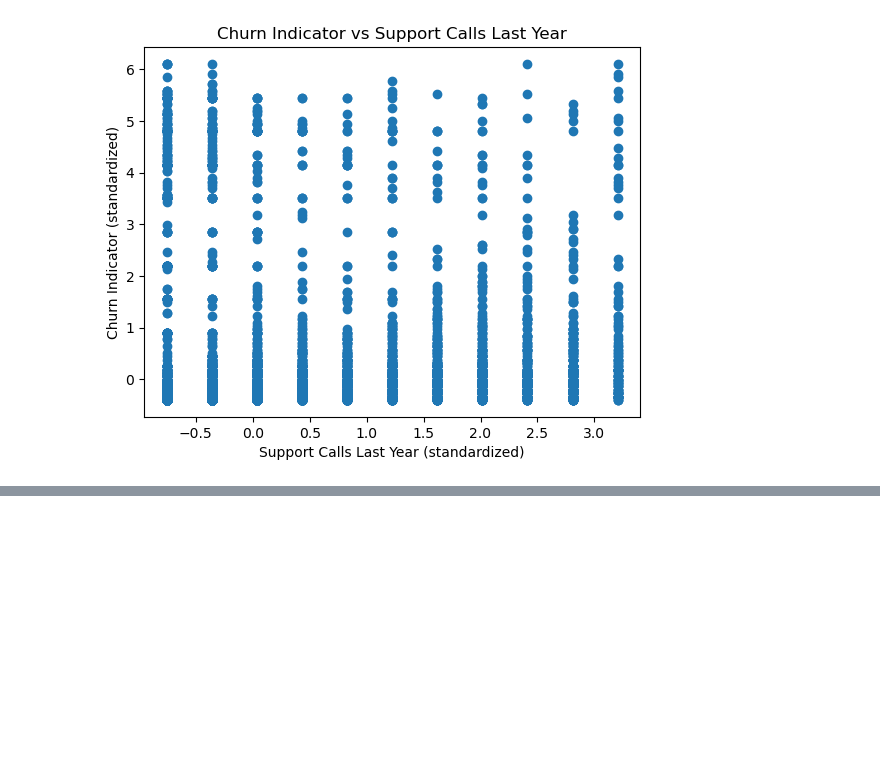
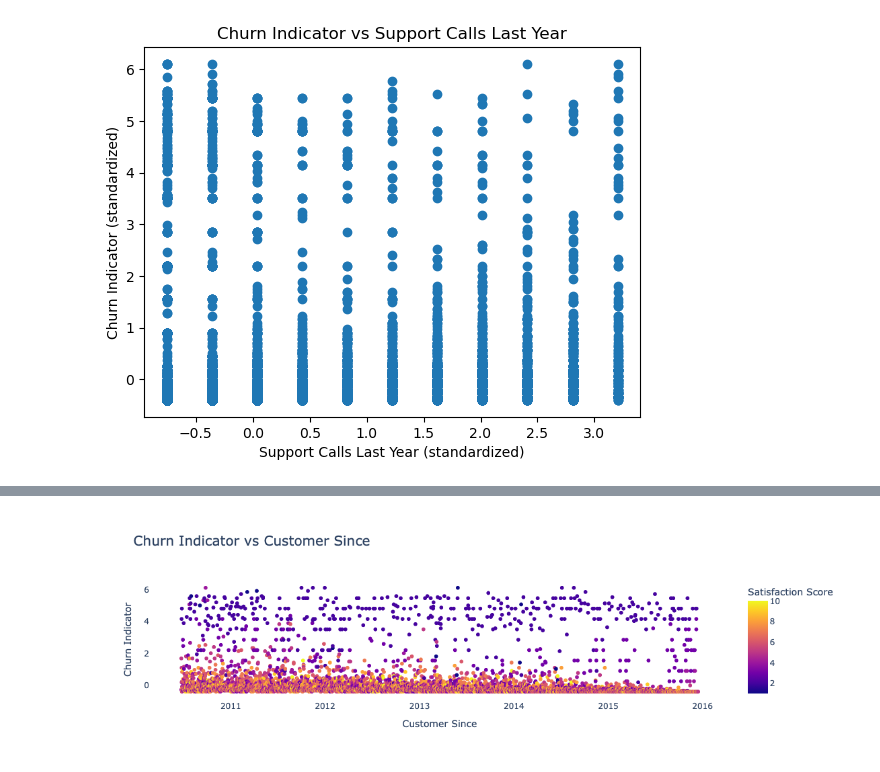
Before and after one commit to Tanairis01Janes/Final_Project-Python_Lady, a Jupyter notebook: Final Project.ipynb, the cells around one changed output, grey strips where cells are left out. Drawn from its saved outputs; the diff is of its cells as text; code cells hidden in the pictures; blank space fills up the shorter version.

```diff
--- a/Final Project.ipynb
+++ b/Final Project.ipynb
@@ -506,23 +520,27 @@ plt.grid(axis='y', linestyle='--', alpha=0.7)
 # %%
+
+
 import plotly.express as px
 
 fig = px.scatter(df_cleaned,
                  x='CustomerSince',
-                 y='Satisfaction Score',
+                 y='ChurnIndicator',
                  color='Satisfaction Score',
-                 title='CustomerSince vs Satisfaction Score',
-                 labels={'CustomerSince': 'CustomerSince', 'Satisfaction Score': 'Satisfaction Score'},
-                 hover_data=['Service'])
+                 title='Churn Indicator vs Customer Since',
+                 labels={'CustomerSince': 'Customer Since', 'ChurnIndicator': 'Churn Indicator'},
+                 hover_data=['CustomerSince'])
 
 fig.update_layout(
     title_font_size=20,
     xaxis_title_font_size=14,
     yaxis_title_font_size=14,
     plot_bgcolor='rgba(0,0,0,0)',
     legend_title_text='Species',
 )
 
 fig.show()
+# %% [output]
+[figure, added]
 # %%
 ##Identifying Top-Performing Products & Regions
 
```
Also changed, not shown: parts of 11 cells of this notebook.
